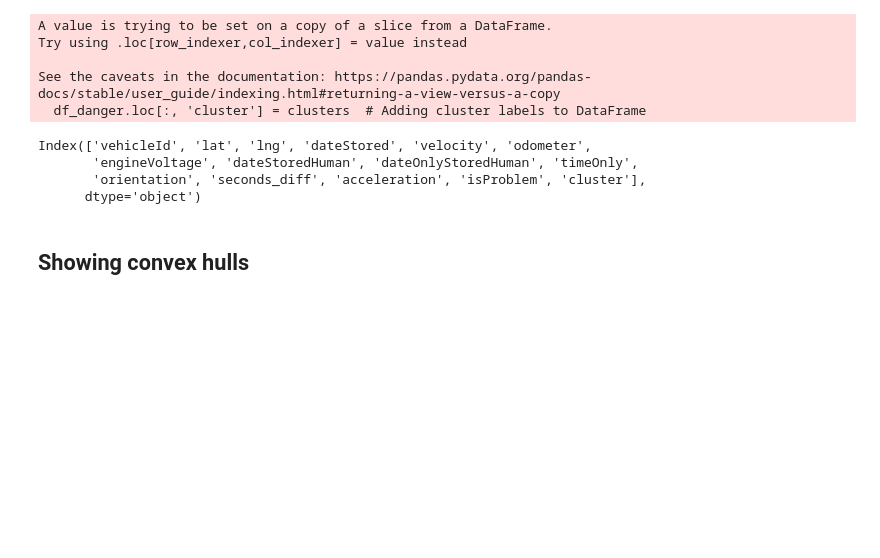
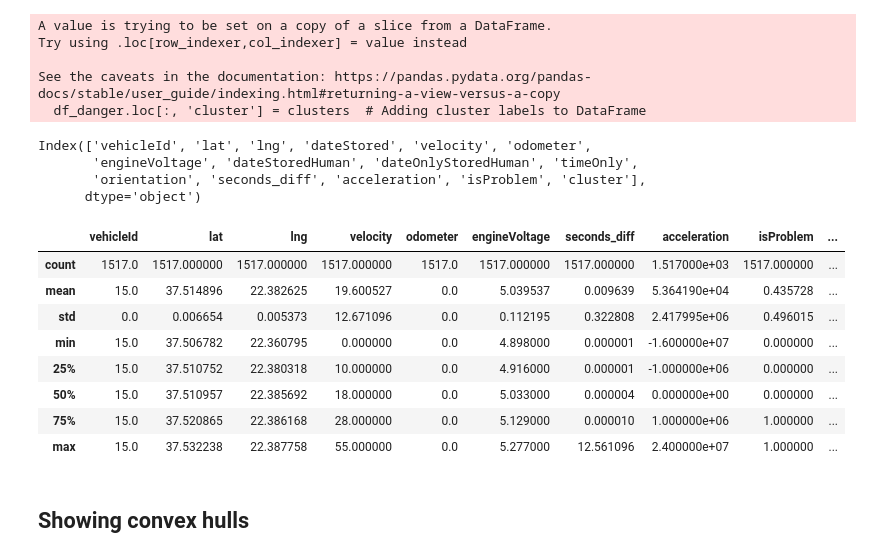
Before and after one commit to GeorgeStyl/Ptyxiaki-Repository, a Jupyter notebook: Python_Scripts/Data_Analysis/visualize_danger_areas_v1.ipynb, the cells around one changed output. Drawn from its saved outputs; the diff is of its cells as text; code cells hidden in the pictures; blank space fills up the shorter version.

```diff
--- a/Python_Scripts/Data_Analysis/visualize_danger_areas_v1.ipynb
+++ b/Python_Scripts/Data_Analysis/visualize_danger_areas_v1.ipynb
@@ -225,6 +225,18 @@ Index(['vehicleId', 'lat', 'lng', 'dateStored', 'velocity', 'odometer',
        'engineVoltage', 'dateStoredHuman', 'dateOnlyStoredHuman', 'timeOnly',
        'orientation', 'seconds_diff', 'acceleration', 'isProblem', 'cluster'],
       dtype='object')
+# %%
+df_danger.describe()
+# %% [output]
+|  | vehicleId | lat | lng | velocity | odometer | engineVoltage | seconds_diff | acceleration | isProblem | ... |
+| count | 1517.0 | 1517.000000 | 1517.000000 | 1517.000000 | 1517.0 | 1517.000000 | 1517.000000 | 1.517000e+03 | 1517.000000 | ... |
+| mean | 15.0 | 37.514896 | 22.382625 | 19.600527 | 0.0 | 5.039537 | 0.009639 | 5.364190e+04 | 0.435728 | ... |
+| std | 0.0 | 0.006654 | 0.005373 | 12.671096 | 0.0 | 0.112195 | 0.322808 | 2.417995e+06 | 0.496015 | ... |
+| min | 15.0 | 37.506782 | 22.360795 | 0.000000 | 0.0 | 4.898000 | 0.000001 | -1.600000e+07 | 0.000000 | ... |
+| 25% | 15.0 | 37.510752 | 22.380318 | 10.000000 | 0.0 | 4.916000 | 0.000001 | -1.000000e+06 | 0.000000 | ... |
+| 50% | 15.0 | 37.510957 | 22.385692 | 18.000000 | 0.0 | 5.033000 | 0.000004 | 0.000000e+00 | 0.000000 | ... |
+| 75% | 15.0 | 37.520865 | 22.386168 | 28.000000 | 0.0 | 5.129000 | 0.000010 | 1.000000e+06 | 1.000000 | ... |
+| max | 15.0 | 37.532238 | 22.387758 | 55.000000 | 0.0 | 5.277000 | 12.561096 | 2.400000e+07 | 1.000000 | ... |
 # %% [markdown]
 ## Showing convex hulls
 # %%
```
Also changed, not shown: parts of 2 cells of this notebook.
